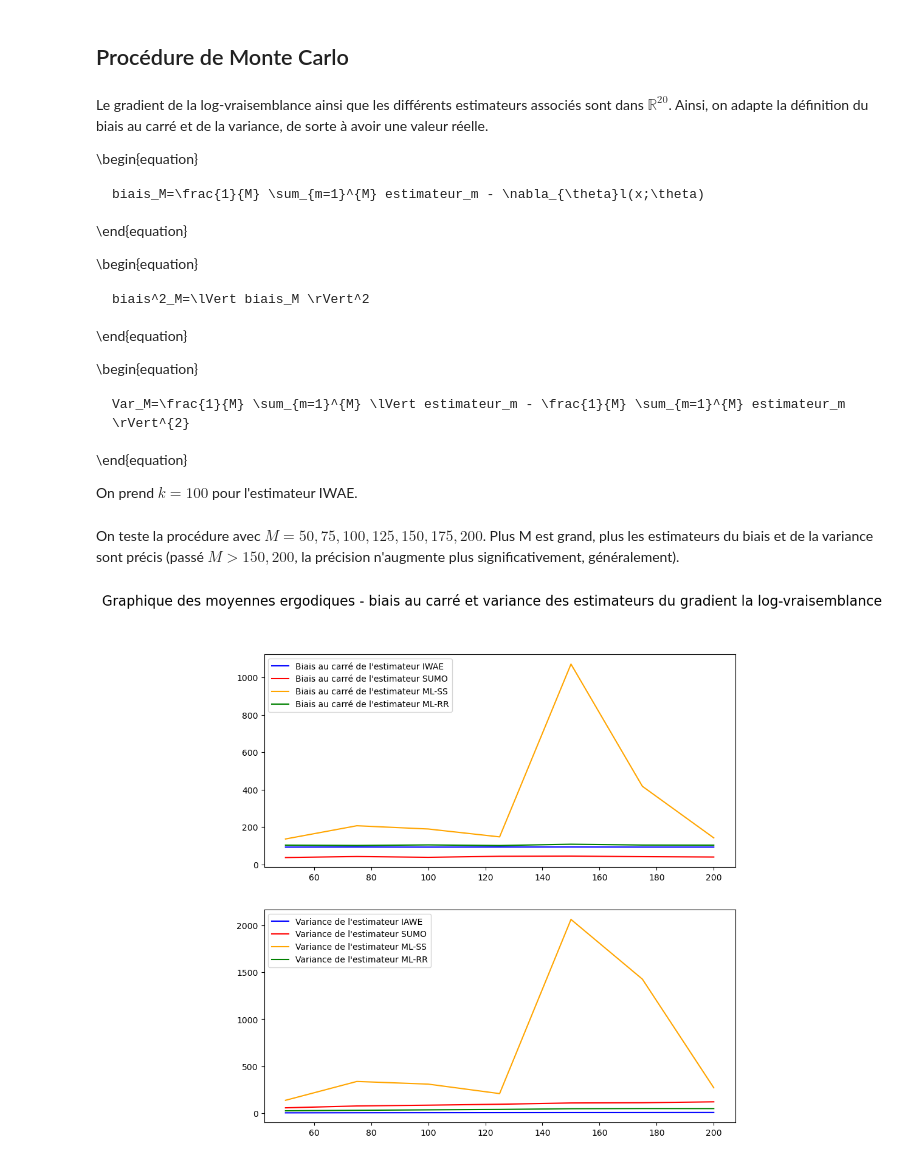
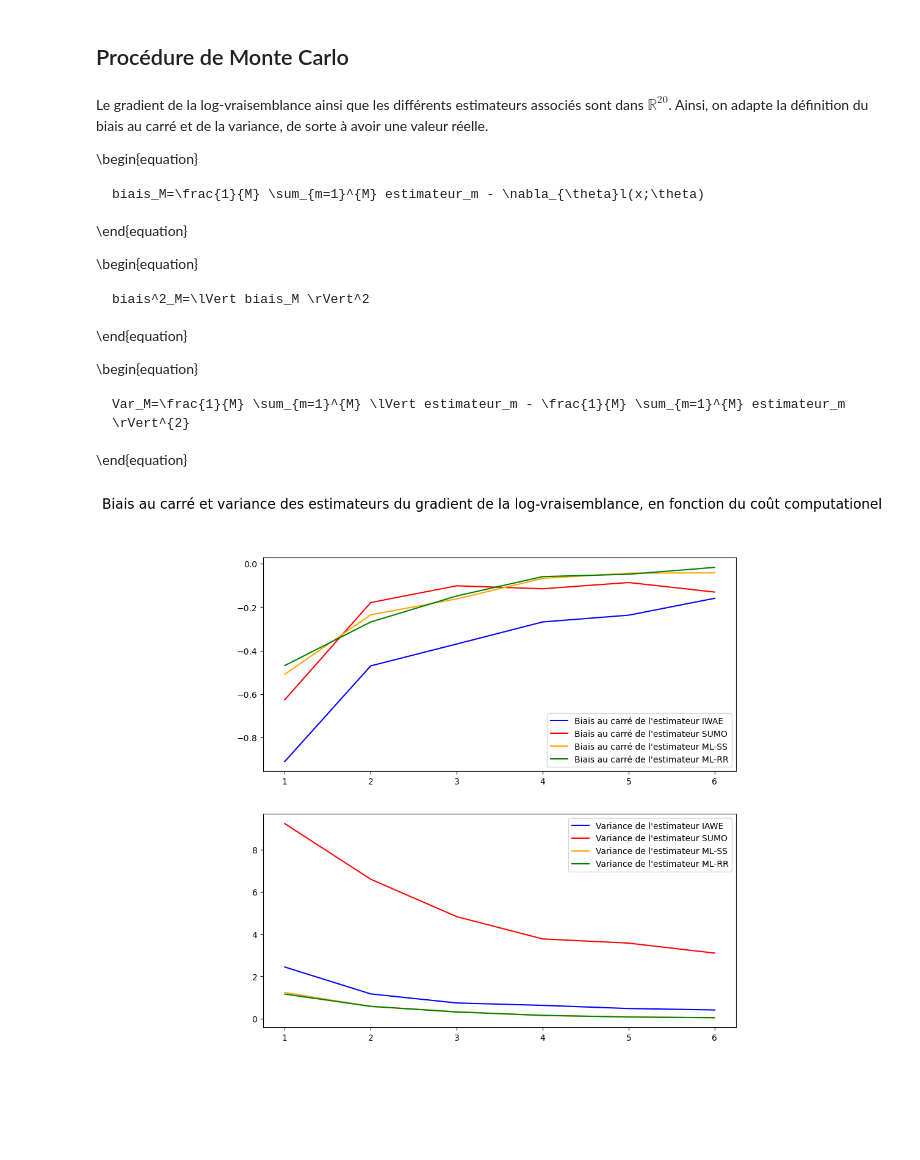
Before and after one commit to yanisrem/Simulation_and_Monte_Carlo_methods_project, a Jupyter notebook: main.ipynb, the cells around one changed output. Drawn from its saved outputs; the diff is of its cells as text; code cells hidden in the pictures; blank space fills up the shorter version.

Commit message:
finalisation gradient logvraisem

```diff
--- a/main.ipynb
+++ b/main.ipynb
@@ -213,6 +269,4 @@ Le gradient de la log-vraisemblance ainsi que les différents estimateurs associ
     Var_M=\frac{1}{M} \sum_{m=1}^{M} \lVert estimateur_m - \frac{1}{M} \sum_{m=1}^{M} estimateur_m \rVert^{2}
 
 \end{equation}
-
-On prend $k=100$ pour l'estimateur IWAE.
 # %%
@@ -263,2 +340,0 @@ def procedure_MC_gradient(M, k, x, theta, A, b):
-# %% [markdown]
-On teste la procédure avec $M=50, 75, 100, 125, 150, 175, 200$. Plus M est grand, plus les estimateurs du biais et de la variance sont précis (passé $M >150,200$, la précision n'augmente plus significativement, généralement).
@@ -292,43 +341,52 @@ for m in choix_M:
+# %%
+np.random.seed(8554)
+
+biais_IWAE_M_gradient, biais_SUMO_M_gradient, biais_SS_M_gradient, biais_RR_M_gradient, var_IWAE_M_gradient, var_SUMO_M_gradient, var_SS_M_gradient, var_RR_M_gradient = procedure_MC_logvraisemblance(M=1000,
+                                                                                                                                                                                                        L=6,
+                                                                                                                                                                                                        x=x,
+                                                                                                                                                                                                        theta=theta,
+                                                                                                                                                                                                        A=A,
+                                                                                                                                                                                                        b=b)
 # %%
-sorted_biais_IWAE_m = sorted(squared_biais_IWAE_m.items())
-sorted_biais_SUMO_m = sorted(squared_biais_SUMO_m.items())
-sorted_biais_SS_m = sorted(squared_biais_SS_m.items())
-sorted_biais_RR_m = sorted(squared_biais_RR_m.items())
+sorted_biais_IWAE_M_gradient = sorted(biais_IWAE_M_gradient.items())
+sorted_biais_SUMO_M_gradient = sorted(biais_SUMO_M_gradient.items())
+sorted_biais_SS_M_gradient = sorted(biais_SS_M_gradient.items())
+sorted_biais_RR_M_gradient = sorted(biais_RR_M_gradient.items())
 
-sorted_var_IWAE_m = sorted(var_IWAE_m.items())
-sorted_var_SUMO_m = sorted(var_SUMO_m.items())
-sorted_var_SS_m = sorted(var_SS_m.items())
-sorted_var_RR_m = sorted(var_RR_m.items())
+sorted_var_IWAE_M_gradient = sorted(var_IWAE_M_gradient.items())
+sorted_var_SUMO_M_gradient = sorted(var_SUMO_M_gradient.items())
+sorted_var_SS_M_gradient = sorted(var_SS_M_gradient.items())
+sorted_var_RR_M_gradient = sorted(var_RR_M_gradient.items())
 
-m, biais_IAWE = zip(*sorted_biais_IWAE_m)
-m, biais_SUMO = zip(*sorted_biais_SUMO_m)
-m, biais_SS = zip(*sorted_biais_SS_m)
-m, biais_RR = zip(*sorted_biais_RR_m)
+l, biais_IAWE_gradient = zip(*sorted_biais_IWAE_M_gradient)
+l, biais_SUMO_gradient = zip(*sorted_biais_SUMO_M_gradient)
+l, biais_SS_gradient = zip(*sorted_biais_SS_M_gradient)
+l, biais_RR_gradient = zip(*sorted_biais_RR_M_gradient)
 
-m, var_IAWE = zip(*sorted_var_IWAE_m)
-m, var_SUMO = zip(*sorted_var_SUMO_m)
-m, var_SS = zip(*sorted_var_SS_m)
-m, var_RR = zip(*sorted_var_RR_m)
+l, var_IAWE_gradient = zip(*sorted_var_IWAE_M_gradient)
+l, var_SUMO_gradient = zip(*sorted_var_SUMO_M_gradient)
+l, var_SS_gradient = zip(*sorted_var_SS_M_gradient)
+l, var_RR_gradient = zip(*sorted_var_RR_M_gradient)
 
 fig, axs = plt.subplots(2,1, figsize=(10, 10))
 
-axs[0].plot(m, biais_IAWE, 'b', label="Biais au carré de l'estimateur IWAE", color="blue")
-axs[0].plot(m, biais_SUMO, 'b', label="Biais au carré de l'estimateur SUMO", color="red")
-axs[0].plot(m, biais_SS, 'b', label="Biais au carré de l'estimateur ML-SS", color="orange")
-axs[0].plot(m, biais_RR, 'b', label="Biais au carré de l'estimateur ML-RR", color="green")
+axs[0].plot(l, biais_IAWE_gradient, 'b', label="Biais au carré de l'estimateur IWAE", color="blue")
+axs[0].plot(l, biais_SUMO_gradient, 'b', label="Biais au carré de l'estimateur SUMO", color="red")
+axs[0].plot(l, biais_SS_gradient, 'b', label="Biais au carré de l'estimateur ML-SS", color="orange")
+axs[0].plot(l, biais_RR_gradient, 'b', label="Biais au carré de l'estimateur ML-RR", color="green")
 
 axs[0].legend()
 
-fig.suptitle('Graphique des moyennes ergodiques - biais au carré et variance des estimateurs du gradient la log-vraisemblance', fontsize=16)
+fig.suptitle('Biais au carré et variance des estimateurs du gradient de la log-vraisemblance, en fonction du coût computationel', fontsize=16)
 
-axs[1].plot(m, var_IAWE, 'b', label="Variance de l'estimateur IAWE", color="blue")
-axs[1].plot(m, var_SUMO, 'b', label="Variance de l'estimateur SUMO", color="red")
-axs[1].plot(m, var_SS, 'b', label="Variance de l'estimateur ML-SS", color="orange")
-axs[1].plot(m, var_RR, 'b', label="Variance de l'estimateur ML-RR", color="green")
+axs[1].plot(l, var_IAWE_gradient, 'b', label="Variance de l'estimateur IAWE", color="blue")
+axs[1].plot(l, var_SUMO_gradient, 'b', label="Variance de l'estimateur SUMO", color="red")
+axs[1].plot(l, var_SS_gradient, 'b', label="Variance de l'estimateur ML-SS", color="orange")
+axs[1].plot(l, var_RR_gradient, 'b', label="Variance de l'estimateur ML-RR", color="green")
 
 
 axs[1].legend()
 
 plt.show()
 # %% [output]
-[figure, old version]
+[figure, new version]
```
Also changed, not shown: parts of 14 cells of this notebook, 1 other file.
